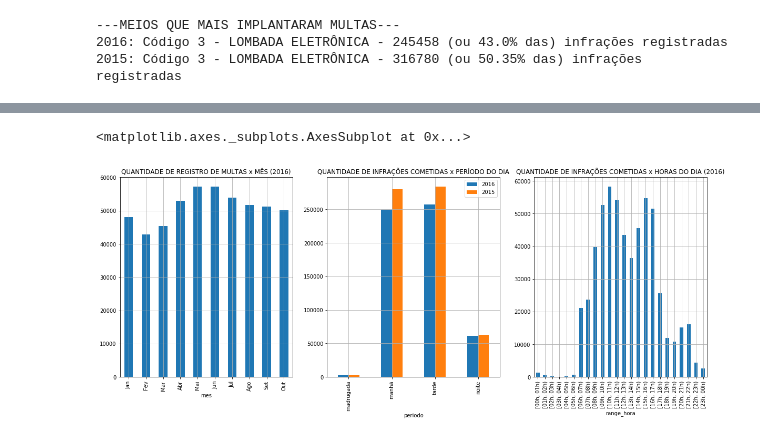
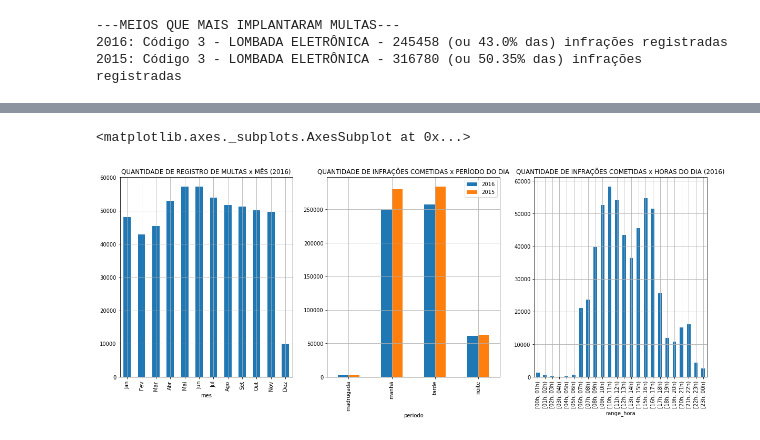
Before and after one commit to if1015-datascience-ufpe/projeto-2017-1-datascienceteam, a Jupyter notebook: 02_analises-e-resultados.ipynb, the cells around one changed output, grey strips where cells are left out. Drawn from its saved outputs; the diff is of its cells as text; code cells hidden in the pictures.

```diff
--- a/02_analises-e-resultados.ipynb
+++ b/02_analises-e-resultados.ipynb
@@ -283,30 +283,30 @@ multas2015.head()
 # %%
 fig, ax = plt.subplots(ncols=3,figsize=(20,7))
 
-meses = ['Jan','Fev','Mar','Abr','Mai','Jun','Jul','Ago','Set','Out']
+meses = ['Jan','Fev','Mar','Abr','Mai','Jun','Jul','Ago','Set','Out','Nov','Dez']
 periodos = ['madrugada','manhã','tarde','noite']
 horas = ['[00h, 01h)','[01h, 02h)','[02h, 03h)','[03h, 04h)','[04h, 05h)','[05h, 06h)','[06h, 07h)','[07h, 08h)',
         '[08h, 09h)','[09h, 10h)','[10h, 11h)','[11h, 12h)','[12h, 13h)','[13h, 14h)','[14h, 15h)','[15h, 16h)',
         '[16h, 17h)','[17h, 18h)','[18h, 19h)','[19h, 20h)','[20h, 21h)','[21h, 22h)','[22h, 23h)','[23h, 00h)']
 
 multasXmes2016 = multas2016.groupby('mes').size()
 multasXmes2016 = multasXmes2016.reindex(meses)
 multasXmes2016.plot.bar(title='QUANTIDADE DE REGISTRO DE MULTAS x MÊS (2016)', grid=True, ax=ax[0])
 
 multasXperiodo2016 = multas2016.groupby('periodo').size()
 multasXperiodo2016 = multasXperiodo2016.reindex(periodos)
 multasXperiodo2015 = multas2015.groupby('periodo').size()
 multasXperiodo2015 = multasXperiodo2015.reindex(periodos)
 multasXperiodo2016 = multasXperiodo2016.to_frame()
 multasXperiodo2015 = multasXperiodo2015.to_frame()
 multasXperiodo2016.columns = ['2016']
 multasXperiodo2015.columns = ['2015']
 multasXperiodo = pd.concat([multasXperiodo2016, multasXperiodo2015], axis=1)
 multasXperiodo.plot.bar(title='QUANTIDADE DE INFRAÇÕES COMETIDAS x PERÍODO DO DIA', grid=True, ax=ax[1])
 
 multasXhoras2016 = multas2016.groupby('range_hora').size()
 multasXhoras2016 = multasXhoras2016.reindex(horas)
 multasXhoras2016.plot.bar(title='QUANTIDADE DE INFRAÇÕES COMETIDAS x HORAS DO DIA (2016)', grid=True, ax=ax[2])
 # %% [output]
 <matplotlib.axes._subplots.AxesSubplot at 0x...>
-[figure, old version]
+[figure, new version]
```
Also changed, not shown: parts of 4 cells of this notebook.
